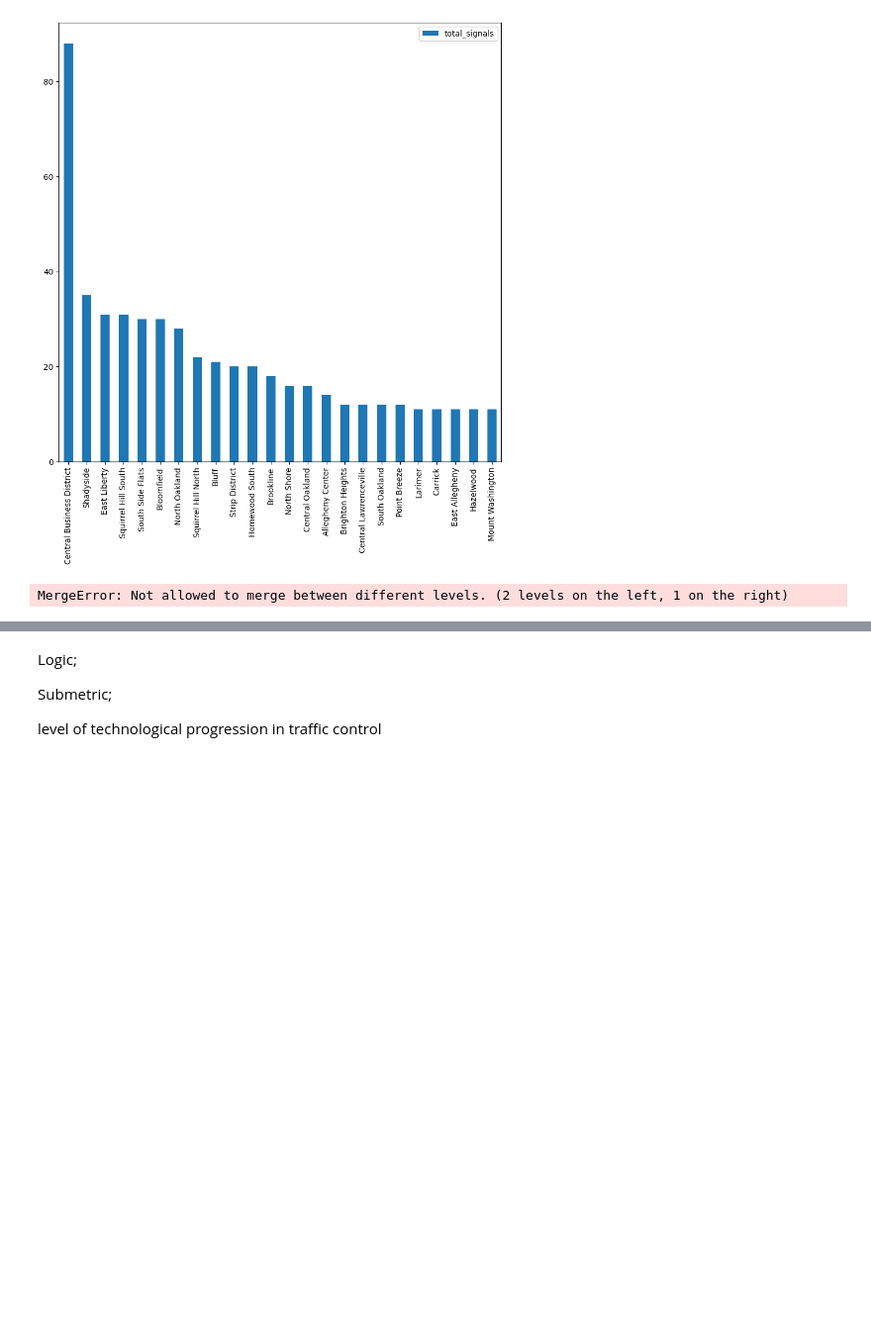
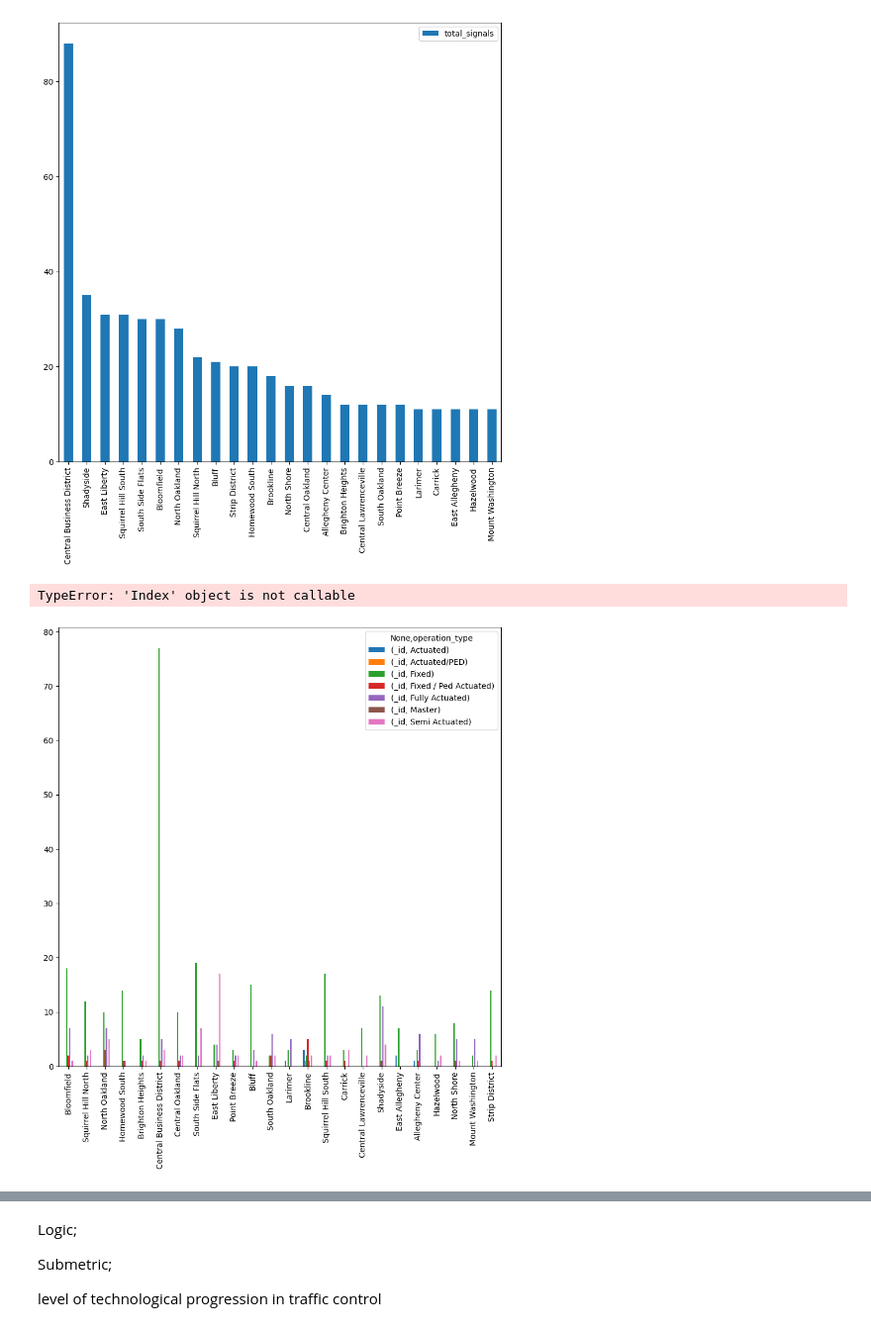
Before and after one commit to pollynaneva/finalneighborhoodproject, a Jupyter notebook: VeronikaData/SignalizedIntersections.ipynb, the cells around one changed output, grey strips where cells are left out. Shown at 99% size. Drawn from its saved outputs; the diff is of its cells as text; code cells hidden in the pictures; blank space fills up the shorter version.

Commit message:
finished making 3 graphs

```diff
--- a/VeronikaData/SignalizedIntersections.ipynb
+++ b/VeronikaData/SignalizedIntersections.ipynb
@@ -42,10 +42,11 @@ increasingSorted.plot.bar(figsize=(10, 10))
 # %%
 neighborhoodStats = signalInter.pivot_table(index="neighborhood", columns="operation_type", aggfunc = "count", fill_value=0)
 neighborhoodStats = neighborhoodStats.iloc[:, :7]
-bestHoodsSorted = neighborhoodStats.merge(reduced)
-#neighborhoodStats.plot.bar(figsize=(20, 10))
+bestHoodsSorted = neighborhoodStats.loc[reduced.index]
+bestHoodsSorted.plot.bar(figsize=(10, 10))
 # %% [output]
-MergeError: Not allowed to merge between different levels. (2 levels on the left, 1 on the right)
+TypeError: 'Index' object is not callable
+[figure, added]
 # %%
 # chart of neighborhoods with how many of each type of signal intersection,
 # so like this cols = neighborhood, rows = operation_type -
```
Also changed, not shown: parts of 1 cell of this notebook.
